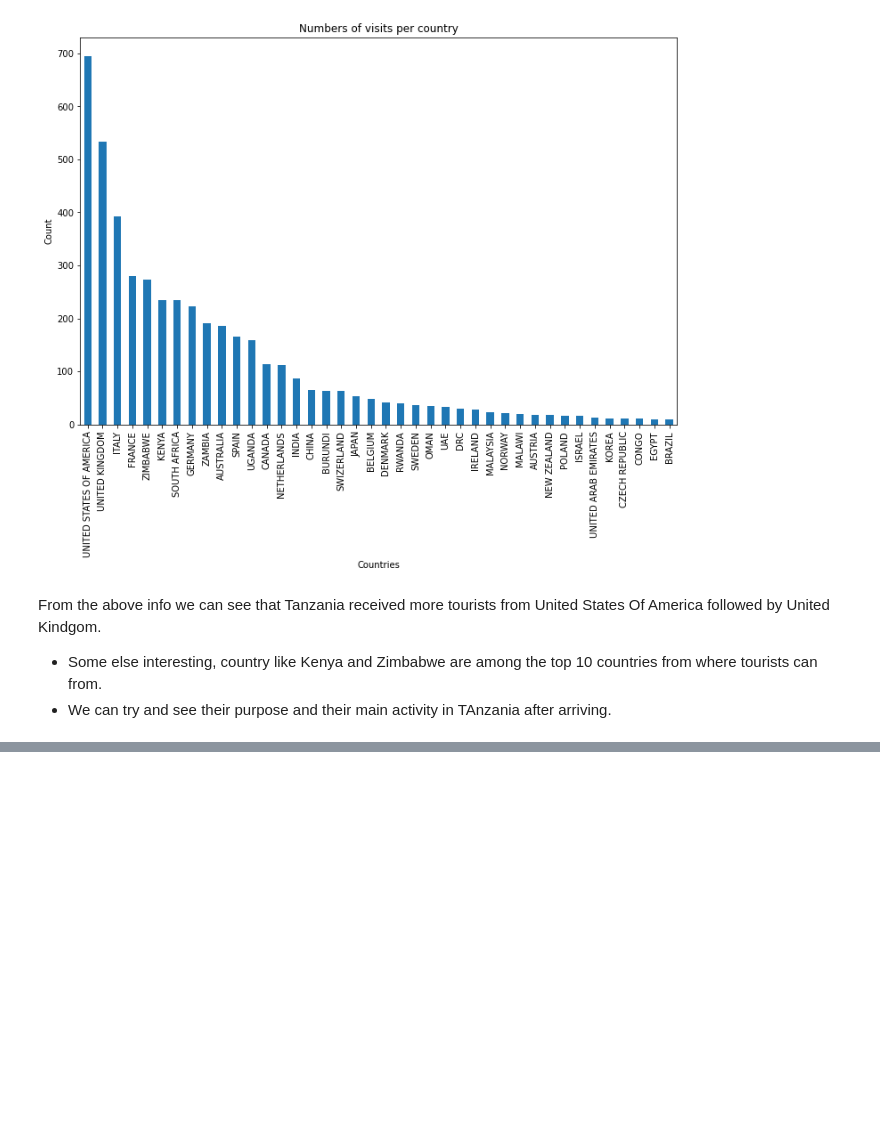
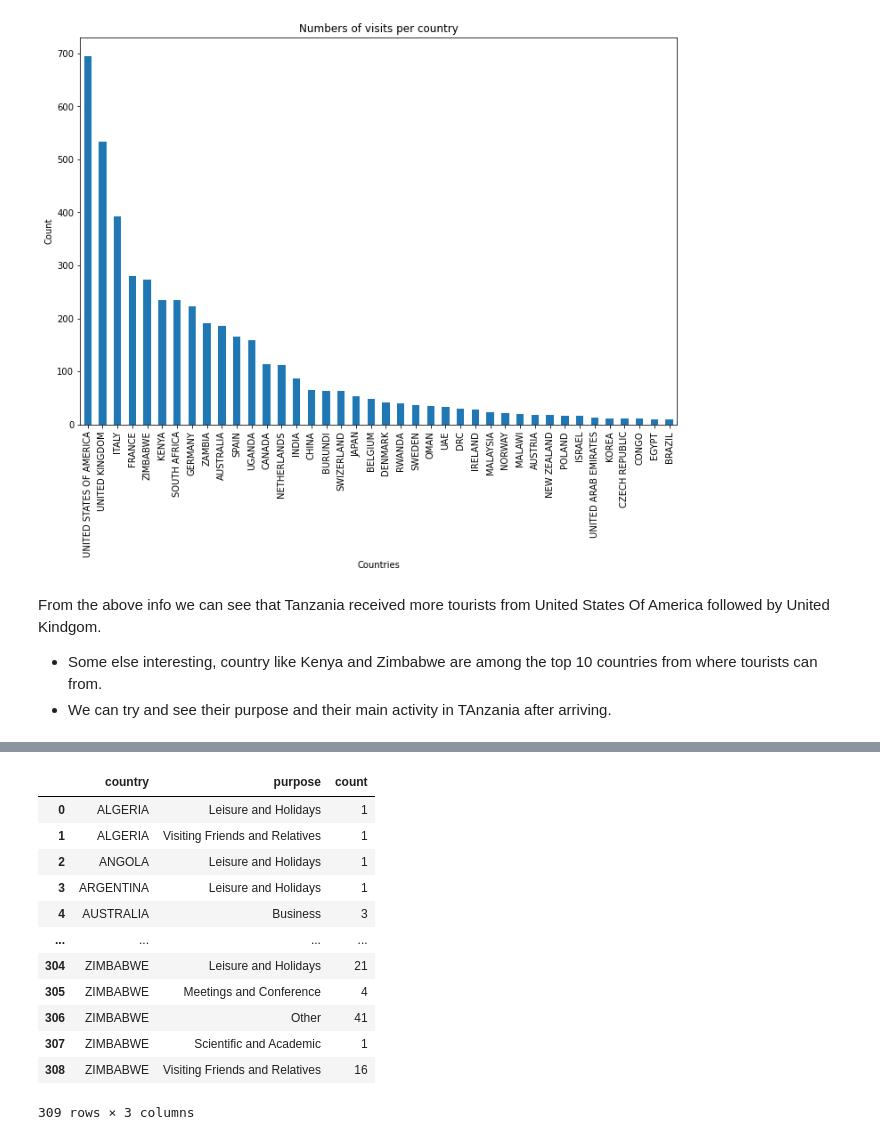
Before and after one commit to phelly/publicAPIs, a Jupyter notebook: Tourism Prediction.ipynb, the cells around one changed output, grey strips where cells are left out. Cells and saved outputs as stored; diff of their text form; code cells hidden in the pictures; blank space fills up the shorter version.

```diff
--- a/Tourism Prediction.ipynb
+++ b/Tourism Prediction.ipynb
@@ -112,0 +128,19 @@ From the above info we can see that Tanzania received more tourists from United
+# %%
+#Lets try and see the relationship of purpose and countries these people travel from
+country_purpose = train_df.groupby(['country','purpose']).size().reset_index(name='count')
+country_purpose1 = country_purpose['count'] > 10
+country_purpose
+# %% [output]
+|  | country | purpose | count |
+| 0 | ALGERIA | Leisure and Holidays | 1 |
+| 1 | ALGERIA | Visiting Friends and Relatives | 1 |
+| 2 | ANGOLA | Leisure and Holidays | 1 |
+| 3 | ARGENTINA | Leisure and Holidays | 1 |
+| 4 | AUSTRALIA | Business | 3 |
+| ... | ... | ... | ... |
+| 304 | ZIMBABWE | Leisure and Holidays | 21 |
+| 305 | ZIMBABWE | Meetings and Conference | 4 |
+| 306 | ZIMBABWE | Other | 41 |
+| 307 | ZIMBABWE | Scientific and Academic | 1 |
+| 308 | ZIMBABWE | Visiting Friends and Relatives | 16 |
+309 rows × 3 columns
```
Also changed, not shown: parts of 3 cells of this notebook.
